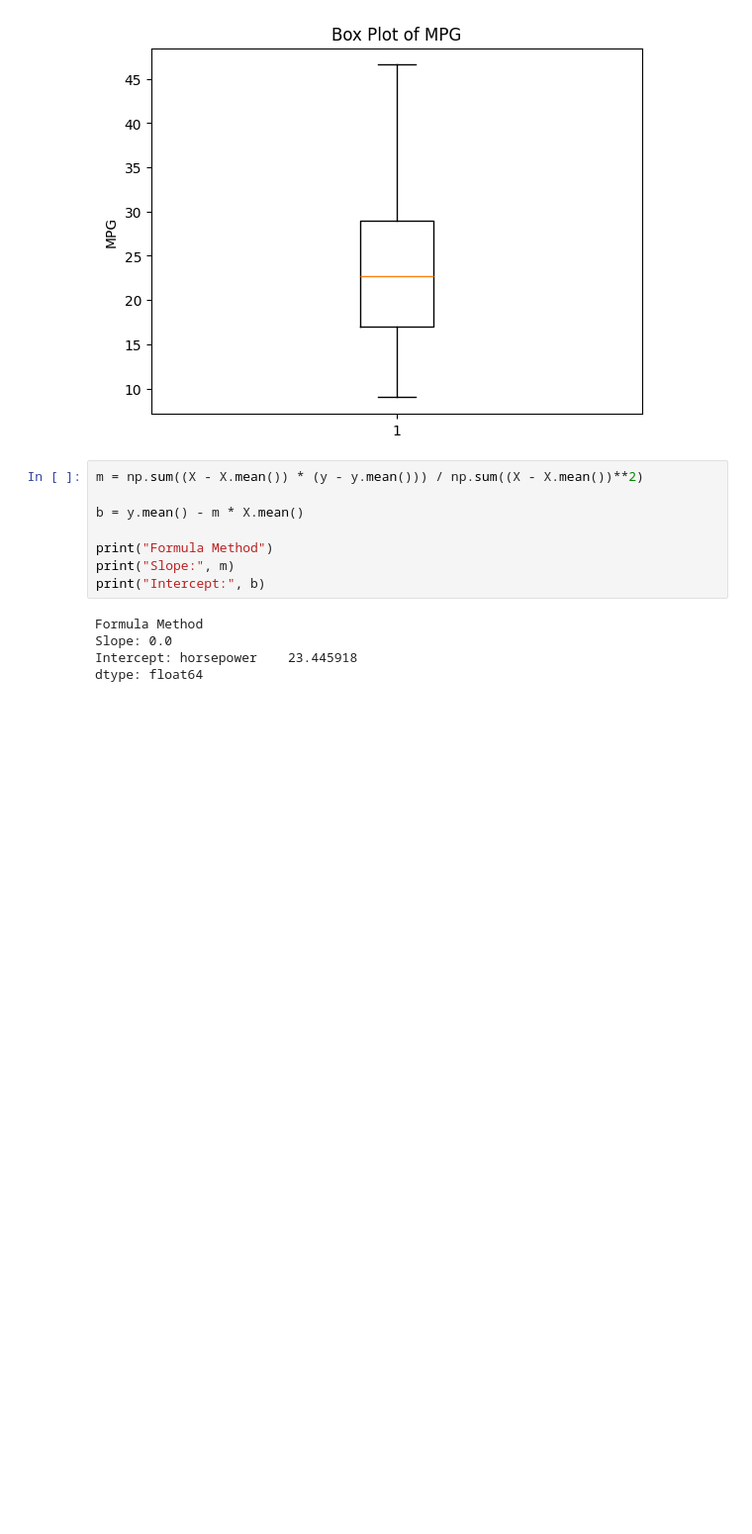
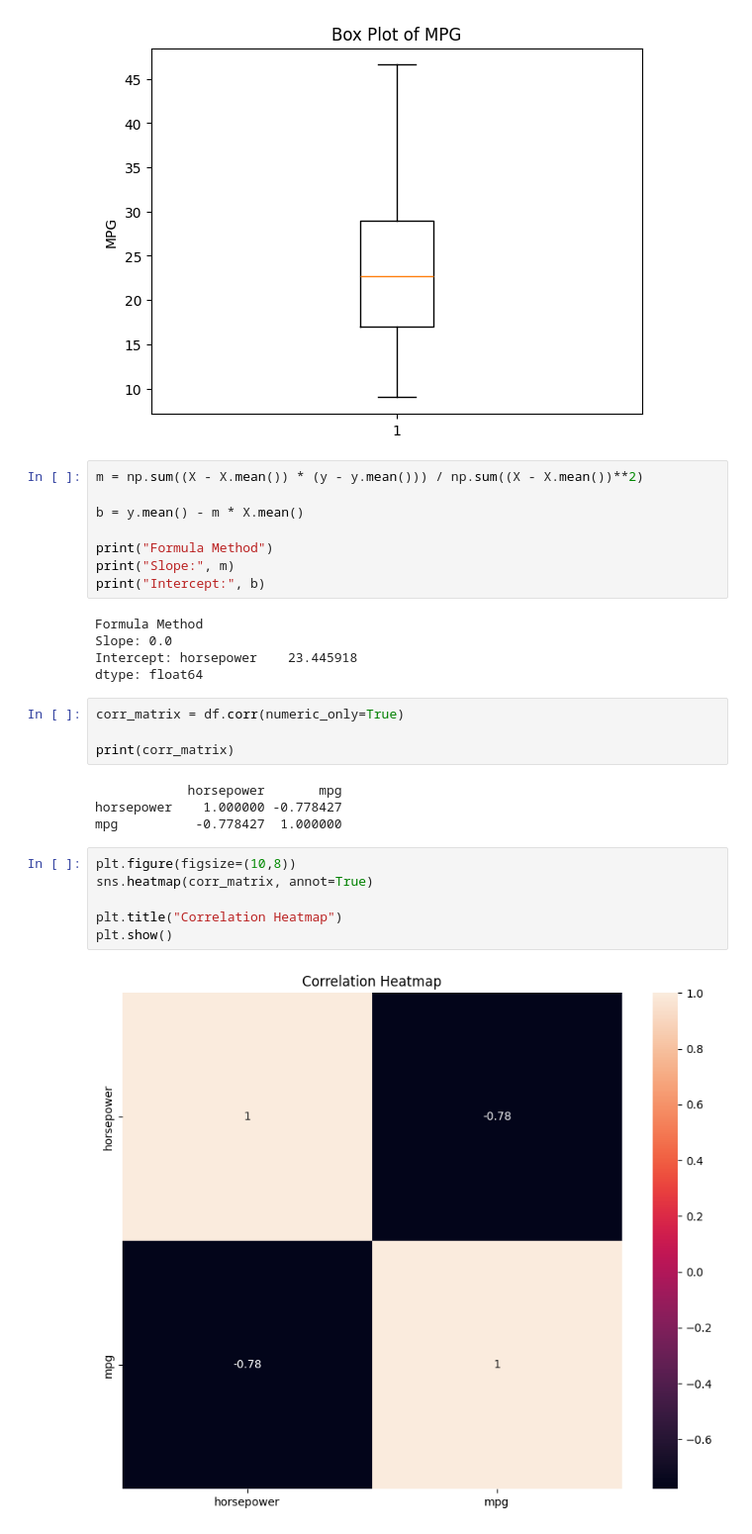
Before and after one commit to suhasdj04/Machine-Learning, a Jupyter notebook: cls.ipynb, the cells around one changed output. Shown at 99% size. Drawn from its saved outputs; the diff is of its cells as text; blank space fills up the shorter version.

```diff
--- a/cls.ipynb
+++ b/cls.ipynb
@@ -66,3 +67,19 @@ Formula Method
 Slope: 0.0
 Intercept: horsepower    23.445918
 dtype: float64
+# %%
+corr_matrix = df.corr(numeric_only=True)
+
+print(corr_matrix)
+# %% [output]
+            horsepower       mpg
+horsepower    1.000000 -0.778427
+mpg          -0.778427  1.000000
+# %%
+plt.figure(figsize=(10,8))
+sns.heatmap(corr_matrix, annot=True)
+
+plt.title("Correlation Heatmap")
+plt.show()
+# %% [output]
+[figure, added]
```
Also changed, not shown: parts of 3 cells of this notebook.
